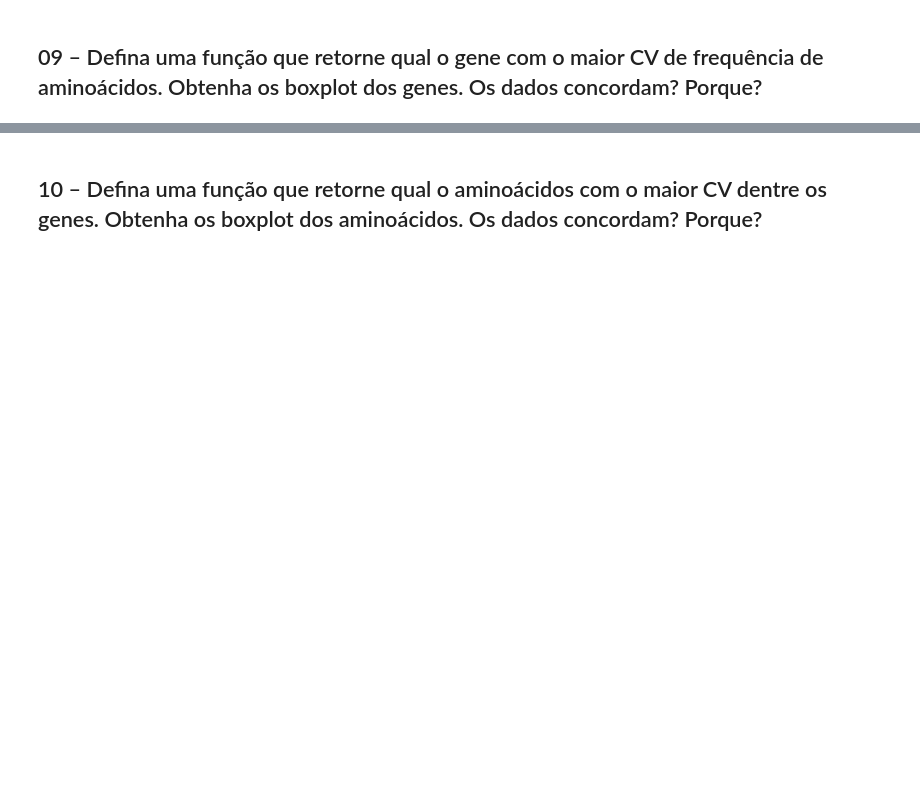
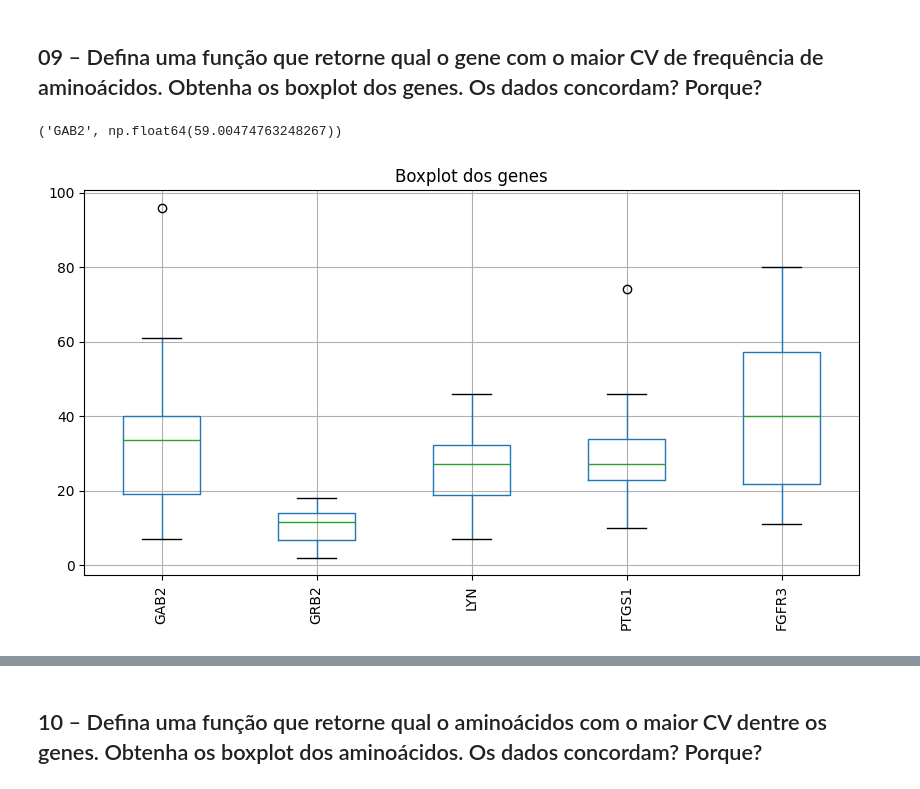
Before and after one commit to biancankusma/python_basico, a Jupyter notebook: 16-Medidas_Resumo_2_2026-04-01.ipynb, the cells around one changed output, grey strips where cells are left out. Cells and saved outputs as stored; diff of their text form; code cells hidden in the pictures; blank space fills up the shorter version.

```diff
--- a/16-Medidas_Resumo_2_2026-04-01.ipynb
+++ b/16-Medidas_Resumo_2_2026-04-01.ipynb
@@ -145,2 +212,26 @@ Obs.: Use um dicionário onde os index são os nomes e os valores as medidas.
 # %% [markdown]
 ## 09 – Defina uma função que retorne qual o gene com o maior CV de frequência de aminoácidos. Obtenha os boxplot dos genes. Os dados concordam? Porque?
+# %%
+def gene_maior_cv(df):
+    cvs = {}
+
+    for idx in df.index:
+        cvs[idx] = cv(df.loc[idx, :])
+
+    gene_max = max(cvs, key=cvs.get)
+
+    return gene_max, cvs[gene_max]
+
+gene_maior_cv(df_amn)
+# %% [output]
+('GAB2', np.float64(59.00474763248267))
+# %%
+import matplotlib.pyplot as plt
+
+plt.figure(figsize=(10,5))
+df_amn.T.boxplot()
+plt.xticks(rotation=90)
+plt.title("Boxplot dos genes")
+plt.show()
+# %% [output]
+[figure, added]
```
Also changed, not shown: parts of 9 cells of this notebook.
